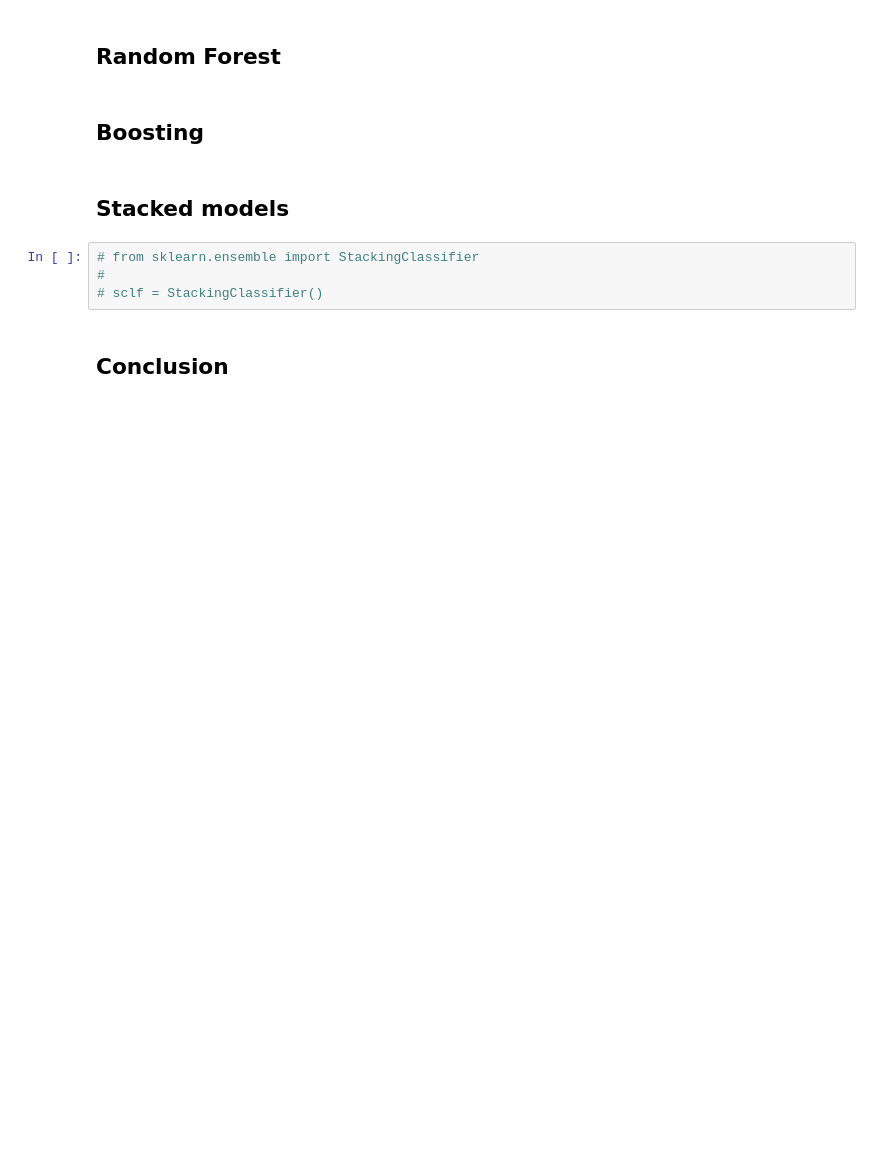
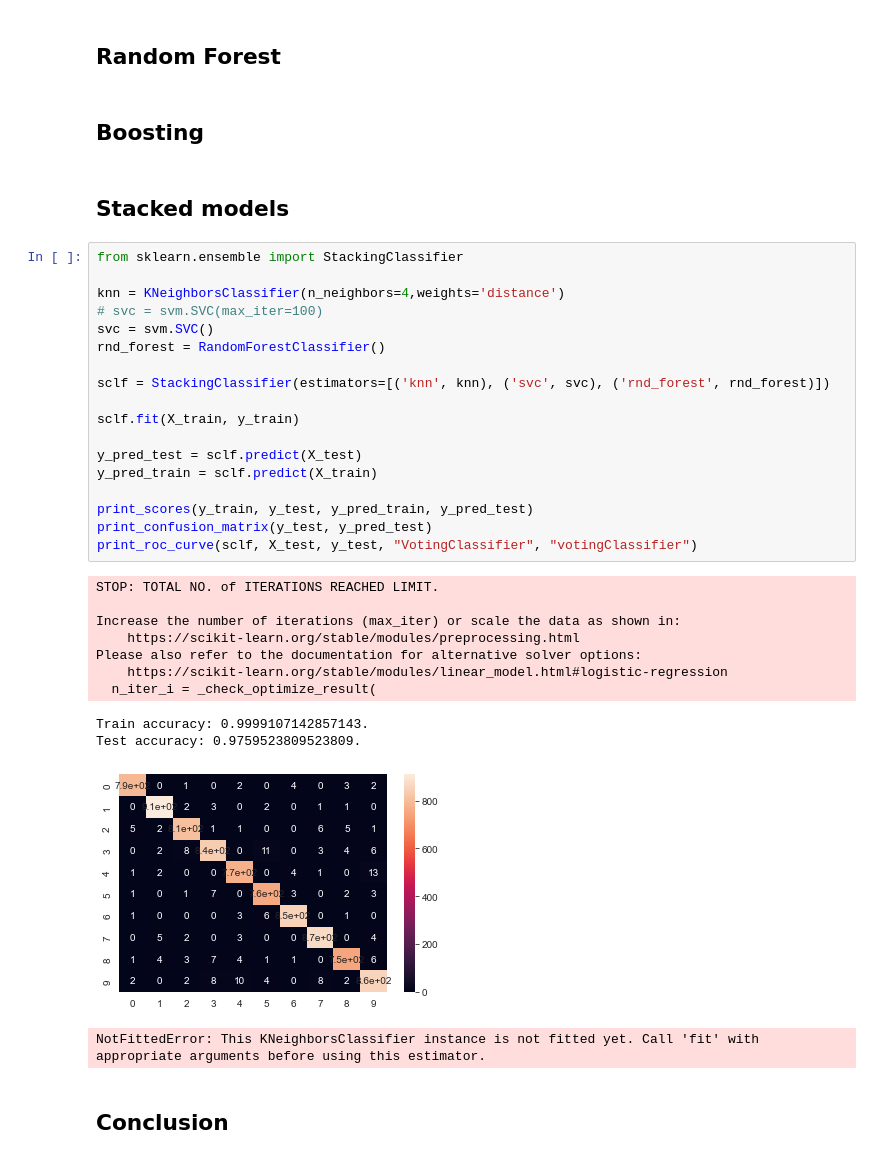
Before and after one commit to Im-Rises/digit_recognizer_ml, a Jupyter notebook: main_kaggle.ipynb, the cells around one changed output. Cells and saved outputs as stored; diff of their text form; blank space fills up the shorter version.

```diff
--- a/main_kaggle.ipynb
+++ b/main_kaggle.ipynb
@@ -323,9 +325,35 @@ Test accuracy: 0.9721428571428572.
 ## Boosting
 # %% [markdown]
 ## Stacked models
-# %%
-# from sklearn.ensemble import StackingClassifier
-#
-# sclf = StackingClassifier()
+# %%
+from sklearn.ensemble import StackingClassifier
+
+knn = KNeighborsClassifier(n_neighbors=4,weights='distance')
+# svc = svm.SVC(max_iter=100)
+svc = svm.SVC()
+rnd_forest = RandomForestClassifier()
+
+sclf = StackingClassifier(estimators=[('knn', knn), ('svc', svc), ('rnd_forest', rnd_forest)])
+
+sclf.fit(X_train, y_train)
+
+y_pred_test = sclf.predict(X_test)
+y_pred_train = sclf.predict(X_train)
+
+print_scores(y_train, y_test, y_pred_train, y_pred_test)
+print_confusion_matrix(y_test, y_pred_test)
+print_roc_curve(sclf, X_test, y_test, "VotingClassifier", "votingClassifier")
+# %% [output]
+STOP: TOTAL NO. of ITERATIONS REACHED LIMIT.
+
+Increase the number of iterations (max_iter) or scale the data as shown in:
+    https://scikit-learn.org/stable/modules/preprocessing.html
+Please also refer to the documentation for alternative solver options:
+    https://scikit-learn.org/stable/modules/linear_model.html#logistic-regression
+  n_iter_i = _check_optimize_result(
+Train accuracy: 0.9999107142857143.
+Test accuracy: 0.9759523809523809.
+[figure, added]
+NotFittedError: This KNeighborsClassifier instance is not fitted yet. Call 'fit' with appropriate arguments before using this estimator.
 # %% [markdown]
 ## Conclusion
```
Also changed, not shown: parts of 5 cells of this notebook.
